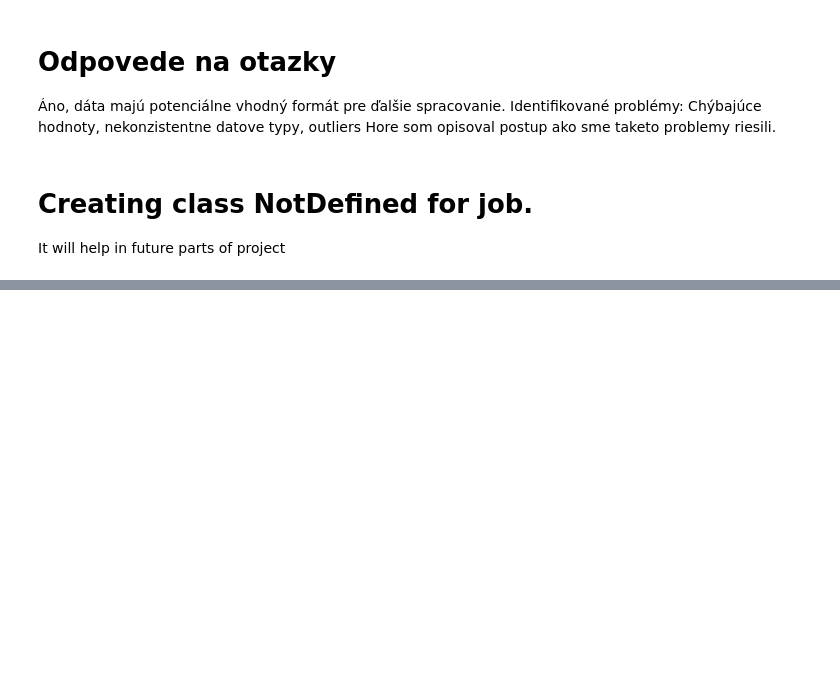
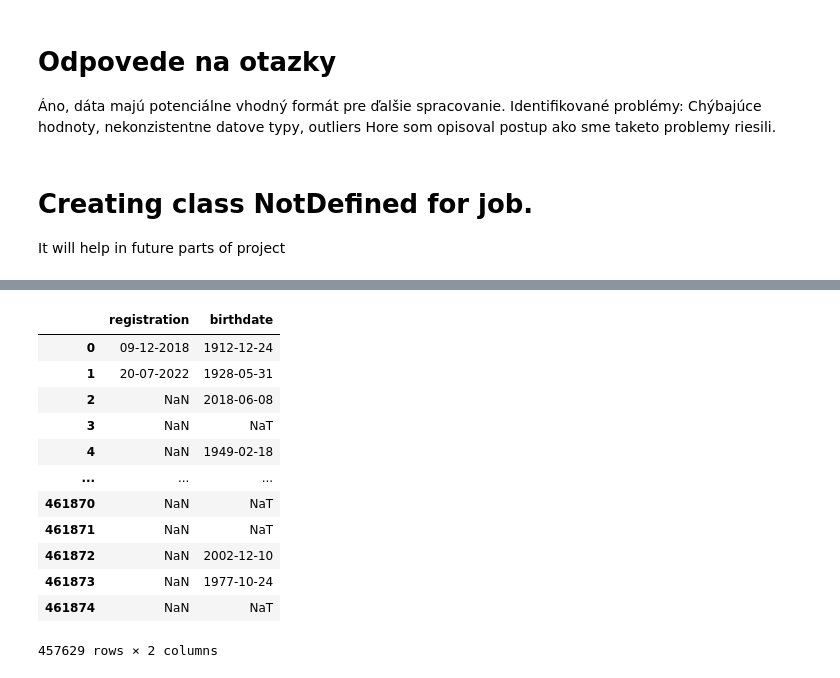
Before and after one commit to andrewtyv/IAU, a Jupyter notebook: proj.ipynb, the cells around one changed output, grey strips where cells are left out. Saved outputs shown, nothing was run; the diff lists cells and outputs as text; code cells hidden in the pictures; blank space fills up the shorter version.

```diff
--- a/proj.ipynb
+++ b/proj.ipynb
@@ -976,19 +945,2 @@ Name: mwra, Length: 461387, dtype: bool
 # %% [markdown]
 # Outliers
-# %%
-def replace_outliers_with_boundaries(df, column):
-    lower_bound = df[column].quantile(0.05)
-    upper_bound = df[column].quantile(0.95)
-    df[column] = np.where(df[column] < lower_bound, lower_bound, df[column])
-    df[column] = np.where(df[column] > upper_bound, upper_bound, df[column])
-    return df
-
-columns_to_replace_outliers = [
-    'p.android.settings', 'p.system', 'p.google',
-    'p.android.gm', 'p.android.externalstorage', 'p.android.chrome'
-    # We can add more here, just dont know yet which to delete and which to replace
-]
-
-# Apply the replacement for all
-for column in columns_to_replace_outliers:
-    df_merged = replace_outliers_with_boundaries(df_merged, column)
@@ -1041,0 +967,26 @@ Number of outliers: 0
+# %%
+def remove_outliers_iqr(df, column):
+    Q1 = df[column].quantile(0.25)
+    Q3 = df[column].quantile(0.75)
+    IQR = Q3 - Q1
+
+    lower_bound = Q1 - 1.5 * IQR
+    upper_bound = Q3 + 1.5 * IQR
+
+    return df[(df[column] >= lower_bound) & (df[column] <= upper_bound)]
+
+def replace_outliers_with_boundaries(df, column):
+    lower_bound = df[column].quantile(0.05)
+    upper_bound = df[column].quantile(0.95)
+    df[column] = np.where(df[column] < lower_bound, lower_bound, df[column])
+    df[column] = np.where(df[column] > upper_bound, upper_bound, df[column])
+    return df
+
+columns_to_remove = ['p.system']
+columns_to_replace = df_merged.select_dtypes(include=['float64', 'int64']).columns
+
+for column in columns_to_remove:
+    df_merged = remove_outliers_iqr(df_merged, column)
+
+for column in columns_to_replace:
+    df_merged = replace_outliers_with_boundaries(df_merged, column)
@@ -1085,0 +1110,16 @@ df_merged['job'] = df_merged['job'].fillna(NotDefined())
+# %%
+df_merged[['registration', 'birthdate']]
+# %% [output]
+|  | registration | birthdate |
+| 0 | 09-12-2018 | 1912-12-24 |
+| 1 | 20-07-2022 | 1928-05-31 |
+| 2 | NaN | 2018-06-08 |
+| 3 | NaN | NaT |
+| 4 | NaN | 1949-02-18 |
+| ... | ... | ... |
+| 461870 | NaN | NaT |
+| 461871 | NaN | NaT |
+| 461872 | NaN | 2002-12-10 |
+| 461873 | NaN | 1977-10-24 |
+| 461874 | NaN | NaT |
+457629 rows × 2 columns
```
Also changed, not shown: parts of 19 cells of this notebook.
